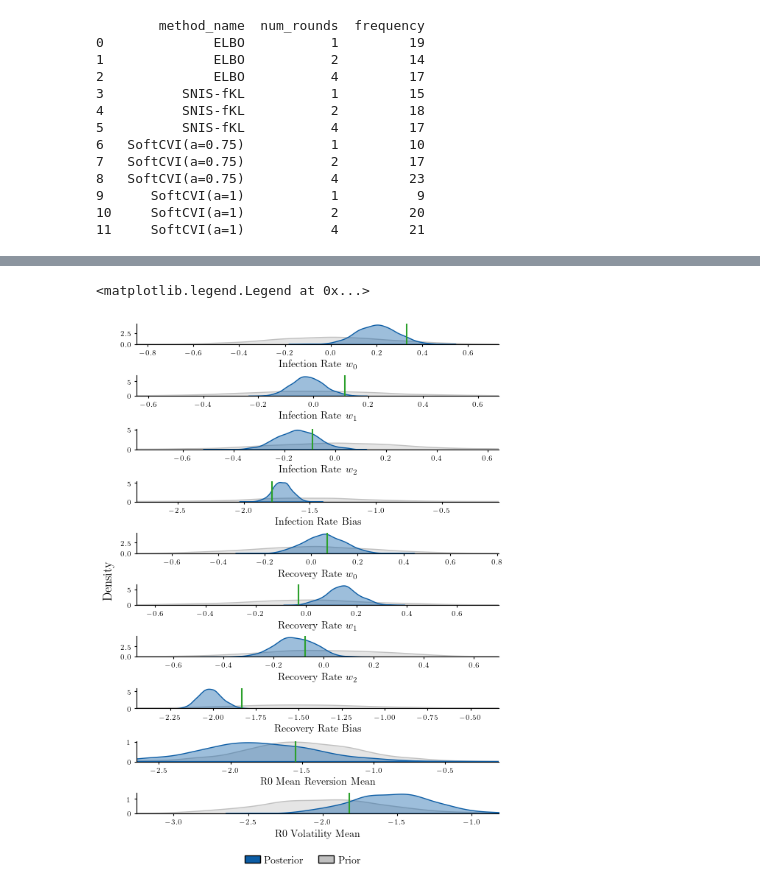
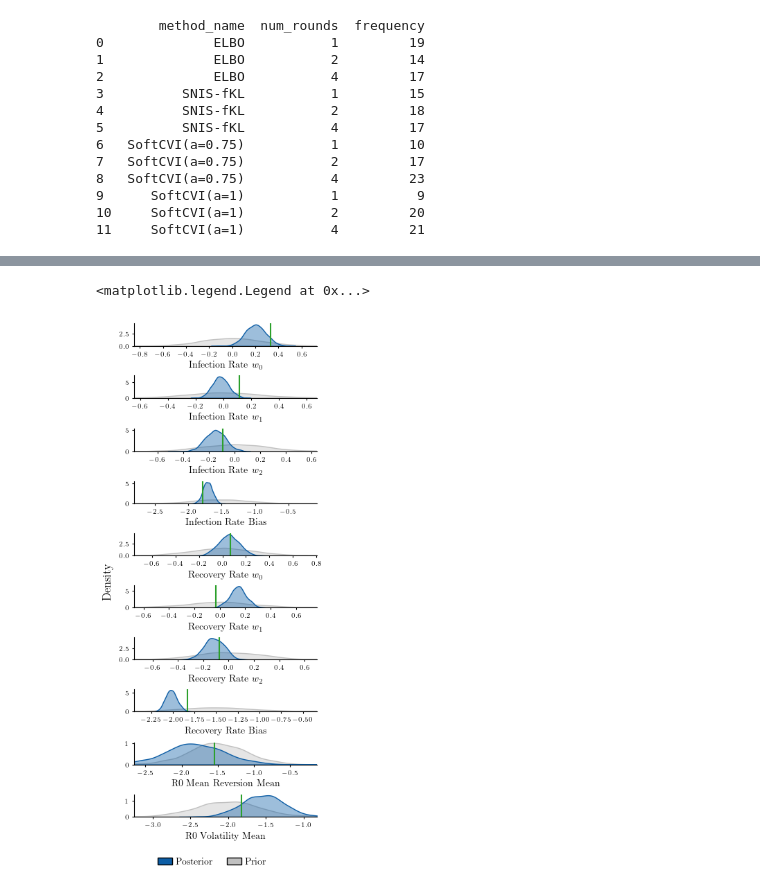
Before and after one commit to danielward27/spyrox, a Jupyter notebook: sir_covariates_results.ipynb, the cells around one changed output, grey strips where cells are left out. Saved outputs shown, nothing was run; the diff lists cells and outputs as text; code cells hidden in the pictures.

Commit message:
Improve plots

```diff
--- a/sir_covariates_results.ipynb
+++ b/sir_covariates_results.ipynb
@@ -85,31 +80,3 @@ Not found: results/metrics/ELBO_seed=38_num_rounds=2_budget=60000.npz
 Not found: results/metrics/ELBO_seed=39_num_rounds=2_budget=60000.npz
 Not found: results/metrics/ELBO_seed=40_num_rounds=2_budget=60000.npz
 Not found: results/metrics/ELBO_seed=41_num_rounds=2_budget=60000.npz
-# %%
-df = pd.DataFrame(log_prob_true_data)
-
-total_fig = plt.figure(figsize=(plt.rcParams["figure.figsize"][0]*0.9, 3), layout="constrained")
-fig, legend_fig = total_fig.subfigures(nrows=2, height_ratios=[10, 1])
-
-ax = fig.subplots()
-
-sns.boxplot(
-    data=df,
-    x="num_rounds",
-    y="log_prob_true",
-    hue="method_name",
-    hue_order=palette.keys(),
-    ax=ax,
-    **box_kwargs,
-)
-
-ax.set_xticklabels(
-    [f"Rounds={r.get_text()}" for r in ax.get_xticklabels()],
-    )
-
-ax.xaxis.set_tick_params(labelsize=11)
-ax.set_ylabel(r"Log prob. $\theta^*$", size=11)
-ax.set_xlabel("")
-legend_fig.legend(handles=handles, ncols=len(method_names))
-ax.legend_.remove()
-#total_fig.savefig("sirsde_with_covariates_simbudget=100000.pdf")
@@ -349,7 +334,7 @@ global_param_dim = 10
 
 total_fig = plt.figure(
     layout='constrained',
-    figsize=(plt.rcParams['figure.figsize'][0], 7.5),
+    figsize=(plt.rcParams['figure.figsize'][0]/1.7, 8),
     )
 
 fig, legend_fig = total_fig.subfigures(nrows=2, ncols=1, height_ratios=[20, 1])
@@ -378,31 +363,31 @@ for param in global_parameters:
             sns.kdeplot(prior_col, ax=axes[idx],fill=True, alpha=0.4, color=global_plot_palette["Prior"])
             sns.kdeplot(posterior_col, ax=axes[idx],fill=True, alpha=0.4, color=global_plot_palette["Posterior"])
             axes[idx].axvline(true, color="tab:green")
             axes[idx].set_xlabel(
                 param.replace("_", " ").title().replace("Beta", rf"$w_{col_idx}$"))
             axes[idx].set_xlim(*jnp.quantile(prior_col, jnp.array([0.001, 0.999])))
             idx+=1
     else:
         sns.kdeplot(prior_samps, ax=axes[idx], fill=True, alpha=0.4, color=global_plot_palette["Prior"])
         sns.kdeplot(posterior_samps, ax=axes[idx], fill=True, alpha=0.4, color=global_plot_palette["Posterior"])
         axes[idx].axvline(true_samp, color="tab:green")
         axes[idx].set_xlabel(param.replace("_", " ").title())
         axes[idx].set_xlim(*jnp.quantile(prior_samps, jnp.array([0.001, 0.999])))
         idx+=1
 
     for ax in axes:
         ax.spines['top'].set_visible(False)
         ax.spines['right'].set_visible(False)
 
 [ax.set_ylabel("") for ax in axes]
 fig.supylabel("Density")
 
 handles = [
     mpatches.Patch(facecolor=v, label=k.replace("a=", r"$\alpha$="), edgecolor="black")
     for k, v in global_plot_palette.items()
 ]
 
 legend_fig.legend(handles=handles, ncol=2)
 # %% [output]
 <matplotlib.legend.Legend at 0x...>
-[figure, old version]
+[figure, new version]
```
Also changed, not shown: parts of 7 cells of this notebook.
